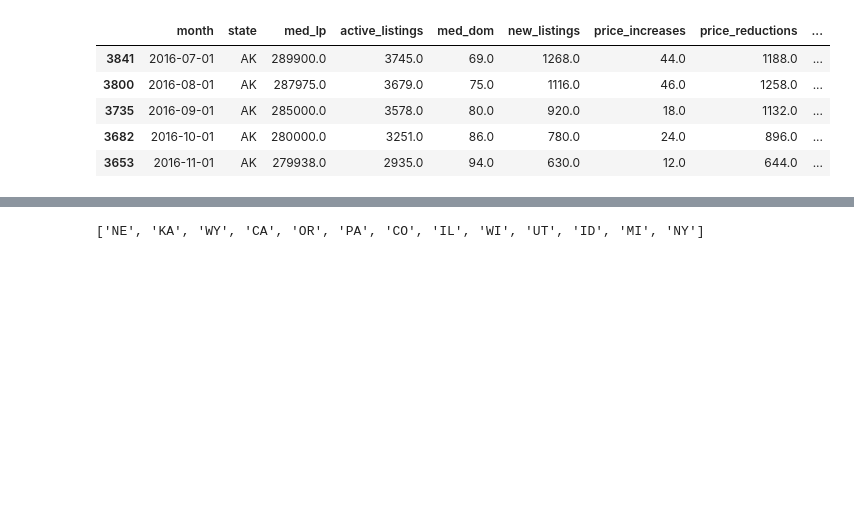
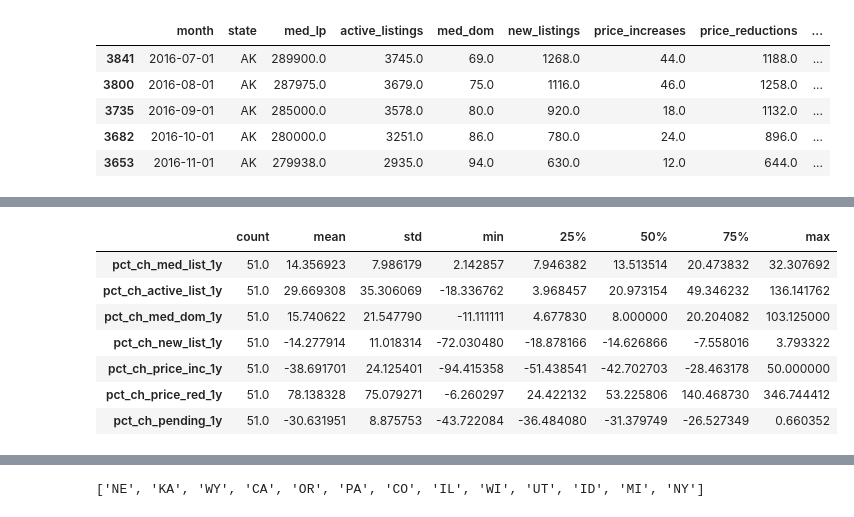
Before and after one commit to alexdparker/datascience, a Jupyter notebook: realtor_com_data_analysis.ipynb, the cells around one changed output, grey strips where cells are left out. Cells and saved outputs as stored; diff of their text form; code cells hidden in the pictures; blank space fills up the shorter version.

```diff
--- a/realtor_com_data_analysis.ipynb
+++ b/realtor_com_data_analysis.ipynb
@@ -95,6 +109,16 @@ df['pct_ch_price_inc_1m'] = df.groupby('state')['price_increases'].transform(lam
 df['pct_ch_price_red_1m'] = df.groupby('state')['price_reductions'].transform(lambda x: x.pct_change(periods = 1)*100)
 df['pct_ch_pending_1m'] = df.groupby('state')['pending_listings'].transform(lambda x: x.pct_change(periods = 1)*100)
 
+# percent change year over year
+df['pct_ch_med_list_1y'] = df.groupby('state')['med_lp'].transform(lambda x: x.pct_change(periods = 12)*100)
+df['pct_ch_active_list_1y'] = df.groupby('state')['active_listings'].transform(lambda x: x.pct_change(periods = 12)*100)
+df['pct_ch_med_dom_1y'] = df.groupby('state')['med_dom'].transform(lambda x: x.pct_change(periods = 12)*100)
+df['pct_ch_new_list_1y'] = df.groupby('state')['new_listings'].transform(lambda x: x.pct_change(periods = 12)*100)
+df['pct_ch_price_inc_1y'] = df.groupby('state')['price_increases'].transform(lambda x: x.pct_change(periods = 12)*100)
+df['pct_ch_price_red_1y'] = df.groupby('state')['price_reductions'].transform(lambda x: x.pct_change(periods = 12)*100)
+df['pct_ch_pending_1y'] = df.groupby('state')['pending_listings'].transform(lambda x: x.pct_change(periods = 12)*100)
+
+
 df.head()
 # %% [output]
 |  | month | state | med_lp | active_listings | med_dom | new_listings | price_increases | price_reductions | ... |
@@ -105,0 +189,11 @@ df.head()
+# %%
+df.query("month == '2022-10-01'").loc[:,df.columns.str.endswith('1y')].describe().T
+# %% [output]
+|  | count | mean | std | min | 25% | 50% | 75% | max |
+| pct_ch_med_list_1y | 51.0 | 14.356923 | 7.986179 | 2.142857 | 7.946382 | 13.513514 | 20.473832 | 32.307692 |
+| pct_ch_active_list_1y | 51.0 | 29.669308 | 35.306069 | -18.336762 | 3.968457 | 20.973154 | 49.346232 | 136.141762 |
+| pct_ch_med_dom_1y | 51.0 | 15.740622 | 21.547790 | -11.111111 | 4.677830 | 8.000000 | 20.204082 | 103.125000 |
+| pct_ch_new_list_1y | 51.0 | -14.277914 | 11.018314 | -72.030480 | -18.878166 | -14.626866 | -7.558016 | 3.793322 |
+| pct_ch_price_inc_1y | 51.0 | -38.691701 | 24.125401 | -94.415358 | -51.438541 | -42.702703 | -28.463178 | 50.000000 |
+| pct_ch_price_red_1y | 51.0 | 78.138328 | 75.079271 | -6.260297 | 24.422132 | 53.225806 | 140.468730 | 346.744412 |
+| pct_ch_pending_1y | 51.0 | -30.631951 | 8.875753 | -43.722084 | -36.484080 | -31.379749 | -26.527349 | 0.660352 |
```
Also changed, not shown: parts of 27 cells of this notebook, 1 other file.
